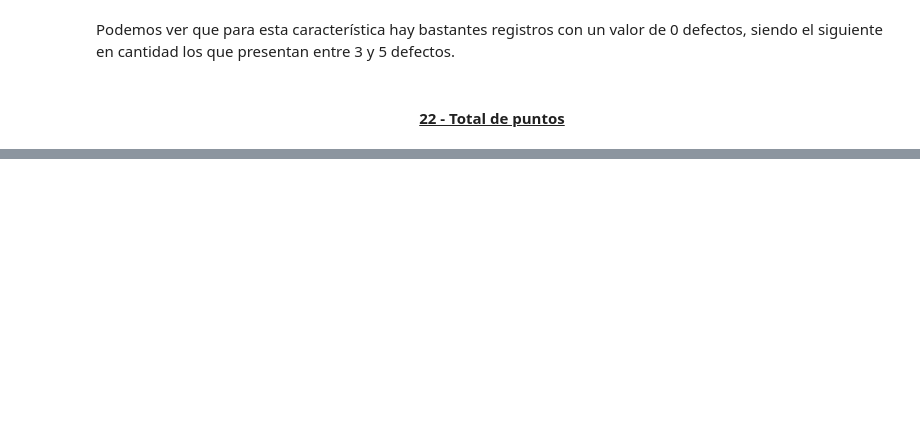
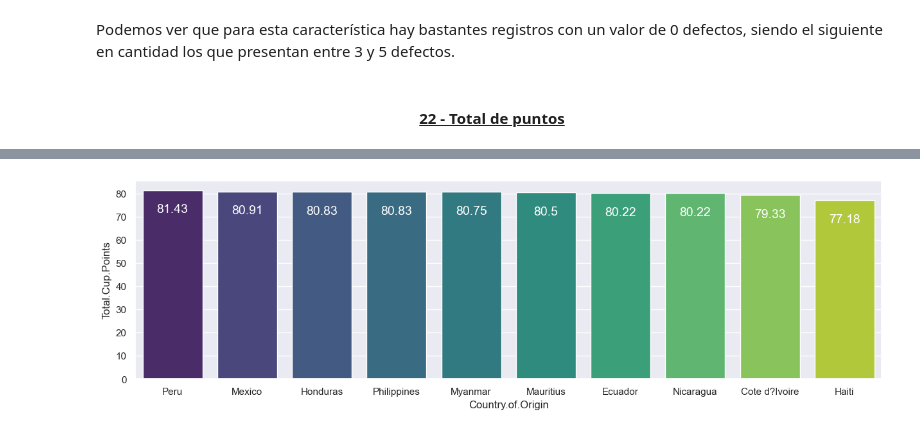
Before and after one commit to jmramaq/TrainingEDA_Coffee, a Jupyter notebook: src/EDA.ipynb, the cells around one changed output, grey strips where cells are left out. Cells and saved outputs as stored; diff of their text form; code cells hidden in the pictures; blank space fills up the shorter version.

```diff
--- a/src/EDA.ipynb
+++ b/src/EDA.ipynb
@@ -678,0 +1184,12 @@ sns.boxplot(data=df, x="Total.Cup.Points", ax=axs[2])
+# %%
+fig, ax = plt.subplots(figsize=(15, 4))
+sns.barplot(
+    data=last_10,
+    y="Total.Cup.Points", x="Country.of.Origin", ax=ax, palette="viridis")
+for p in ax.patches:
+    ax.annotate(f'\n{p.get_height()}',
+                (p.get_x() + p.get_width() / 2, p.get_height()), ha='center', va='top', color='white', size=14)
+
+plt.show()
+# %% [output]
+[figure, added]
```
Also changed, not shown: parts of 114 cells of this notebook, 1 other file.
